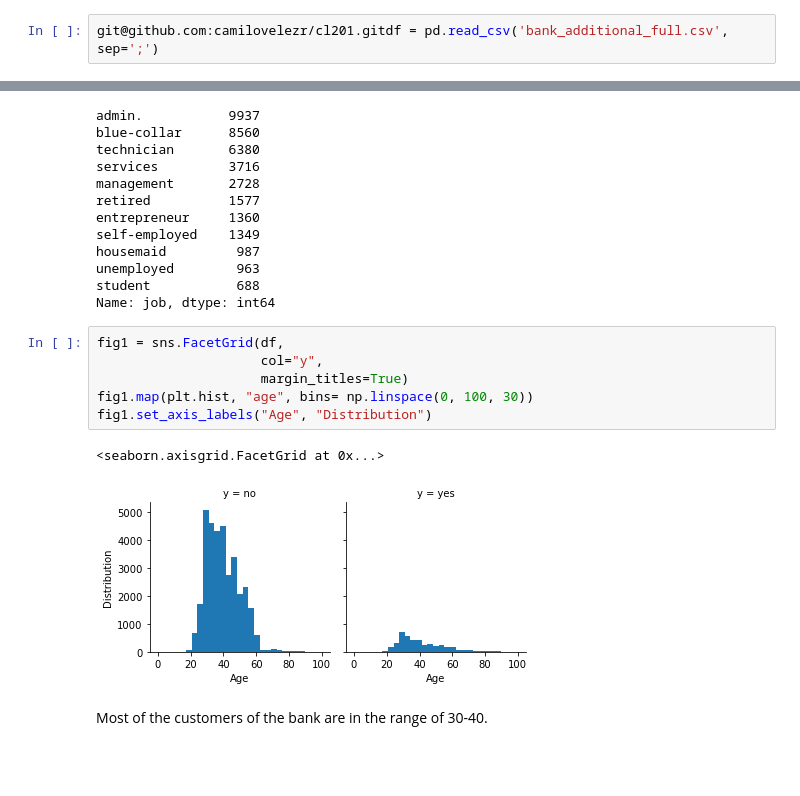
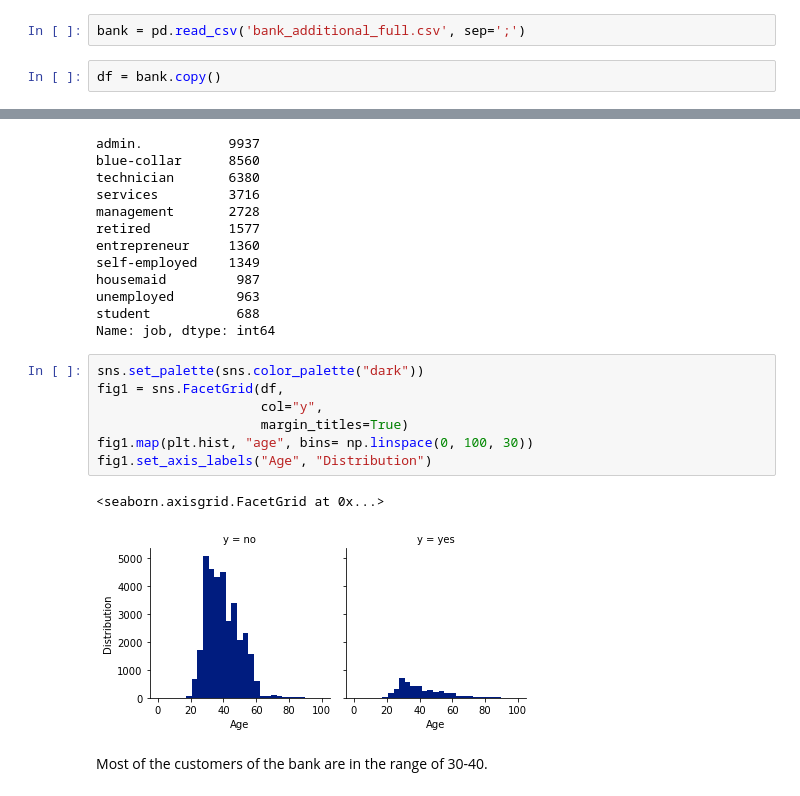
Before and after one commit to camilovelezr/cl201, a Jupyter notebook: Project_2.ipynb, the cells around one changed output, grey strips where cells are left out. Cells and saved outputs as stored; diff of their text form; blank space fills up the shorter version.

```diff
--- a/Project_2.ipynb
+++ b/Project_2.ipynb
@@ -47,5 +63,7 @@ Output variable (desired target):
 # %%
-git@github.com:camilovelezr/cl201.gitdf = pd.read_csv('bank_additional_full.csv', sep=';')
+bank = pd.read_csv('bank_additional_full.csv', sep=';')
+# %%
+df = bank.copy()
 # %%
 df.head()
 # %% [output]
@@ -179,14 +197,15 @@ unemployed        963
 student           688
 Name: job, dtype: int64
 # %%
+sns.set_palette(sns.color_palette("dark"))
 fig1 = sns.FacetGrid(df,
                      col="y",
                      margin_titles=True)
 fig1.map(plt.hist, "age", bins= np.linspace(0, 100, 30))
 fig1.set_axis_labels("Age", "Distribution")
 # %% [output]
 <seaborn.axisgrid.FacetGrid at 0x...>
-[figure, old version]
+[figure, new version]
 # %% [markdown]
 Most of the customers of the bank are in the range of 30-40.
 # %%
```
Also changed, not shown: parts of 73 cells of this notebook.
